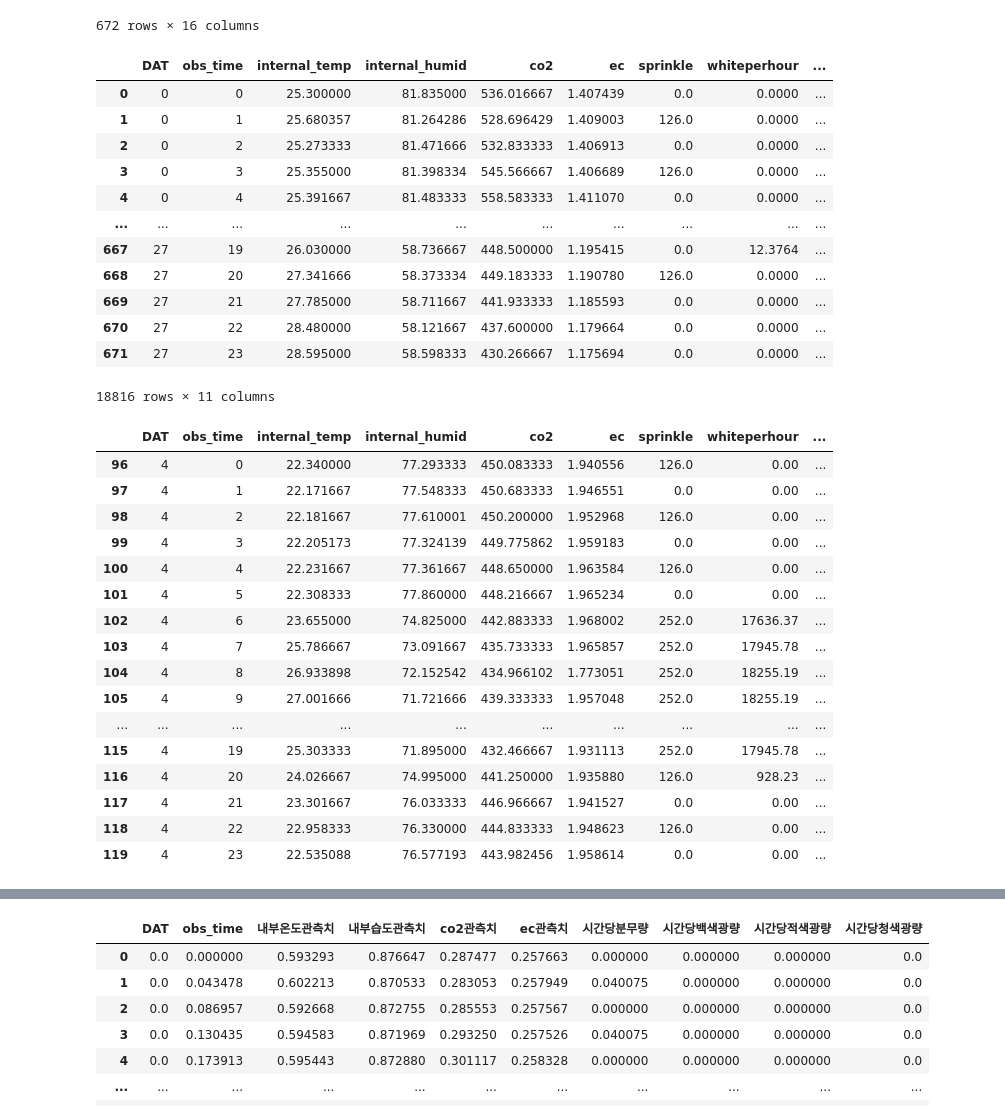
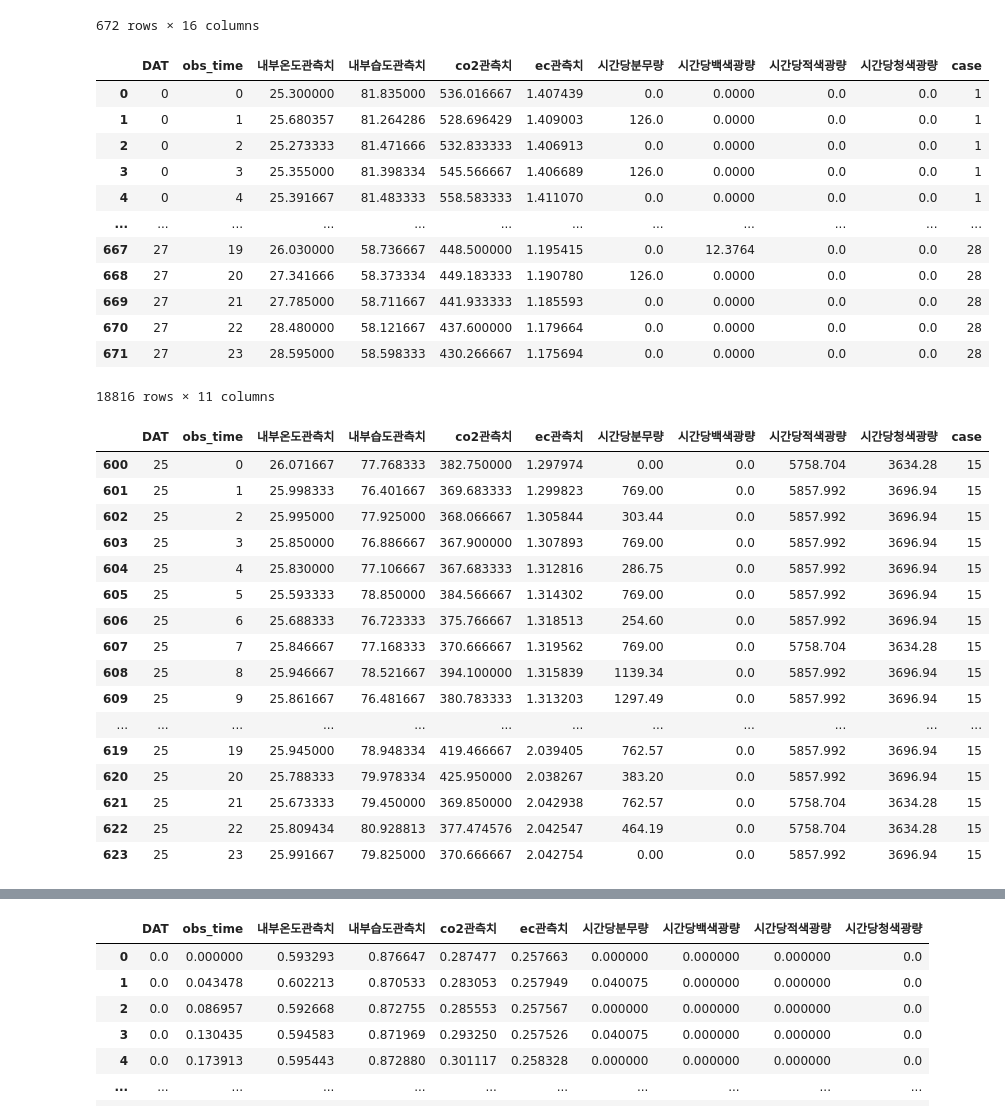
Before and after one commit to ukyanjo/dacon-sangchu, a Jupyter notebook: sangchu.ipynb, the cells around one changed output, grey strips where cells are left out. Saved outputs shown, nothing was run; the diff lists cells and outputs as text; code cells hidden in the pictures.

```diff
--- a/sangchu.ipynb
+++ b/sangchu.ipynb
@@ -110,43 +107,42 @@ input_df_total.loc[input_df_total['시간당백색광량'] < 0,  '시간당백
 input_df_total.loc[input_df_total['시간당적색광량'] < 0,  '시간당적색광량'] = np.nan
 input_df_total.loc[input_df_total['시간당청색광량'] < 0,  '시간당청색광량'] = np.nan
 # %%
-# input_df_total['시간당백색광량'] = input_df_total['시간당백색광량'].interpolate()
-# input_df_total['시간당적색광량'] = input_df_total['시간당적색광량'].interpolate()
-# input_df_total['시간당청색광량'] = input_df_total['시간당청색광량'].interpolate()
+input_df_total['시간당백색광량'] = input_df_total['시간당백색광량'].interpolate()
+input_df_total['시간당적색광량'] = input_df_total['시간당적색광량'].interpolate()
+input_df_total['시간당청색광량'] = input_df_total['시간당청색광량'].interpolate()
 # input_df_total.columns = ['DAT', 'obs_time', 'internal_temp', 'internal_humid', 'co2', 'ec', 'sprinkle', 'whiteperhour', 'redperhour', 'blueperhour', 'case']
 input_df_total
 # %% [output]
-|  | DAT | obs_time | internal_temp | internal_humid | co2 | ec | sprinkle | whiteperhour | ... |
-| 0 | 0 | 0 | 25.300000 | 81.835000 | 536.016667 | 1.407439 | 0.0 | 0.0000 | ... |
-| 1 | 0 | 1 | 25.680357 | 81.264286 | 528.696429 | 1.409003 | 126.0 | 0.0000 | ... |
-| 2 | 0 | 2 | 25.273333 | 81.471666 | 532.833333 | 1.406913 | 0.0 | 0.0000 | ... |
-| 3 | 0 | 3 | 25.355000 | 81.398334 | 545.566667 | 1.406689 | 126.0 | 0.0000 | ... |
-| 4 | 0 | 4 | 25.391667 | 81.483333 | 558.583333 | 1.411070 | 0.0 | 0.0000 | ... |
-| ... | ... | ... | ... | ... | ... | ... | ... | ... | ... |
-| 667 | 27 | 19 | 26.030000 | 58.736667 | 448.500000 | 1.195415 | 0.0 | 12.3764 | ... |
-| 668 | 27 | 20 | 27.341666 | 58.373334 | 449.183333 | 1.190780 | 126.0 | 0.0000 | ... |
-| 669 | 27 | 21 | 27.785000 | 58.711667 | 441.933333 | 1.185593 | 0.0 | 0.0000 | ... |
-| 670 | 27 | 22 | 28.480000 | 58.121667 | 437.600000 | 1.179664 | 0.0 | 0.0000 | ... |
-| 671 | 27 | 23 | 28.595000 | 58.598333 | 430.266667 | 1.175694 | 0.0 | 0.0000 | ... |
+|  | DAT | obs_time | 내부온도관측치 | 내부습도관측치 | co2관측치 | ec관측치 | 시간당분무량 | 시간당백색광량 | 시간당적색광량 | 시간당청색광량 | case |
+| 0 | 0 | 0 | 25.300000 | 81.835000 | 536.016667 | 1.407439 | 0.0 | 0.0000 | 0.0 | 0.0 | 1 |
+| 1 | 0 | 1 | 25.680357 | 81.264286 | 528.696429 | 1.409003 | 126.0 | 0.0000 | 0.0 | 0.0 | 1 |
+| 2 | 0 | 2 | 25.273333 | 81.471666 | 532.833333 | 1.406913 | 0.0 | 0.0000 | 0.0 | 0.0 | 1 |
+| 3 | 0 | 3 | 25.355000 | 81.398334 | 545.566667 | 1.406689 | 126.0 | 0.0000 | 0.0 | 0.0 | 1 |
+| 4 | 0 | 4 | 25.391667 | 81.483333 | 558.583333 | 1.411070 | 0.0 | 0.0000 | 0.0 | 0.0 | 1 |
+| ... | ... | ... | ... | ... | ... | ... | ... | ... | ... | ... | ... |
+| 667 | 27 | 19 | 26.030000 | 58.736667 | 448.500000 | 1.195415 | 0.0 | 12.3764 | 0.0 | 0.0 | 28 |
+| 668 | 27 | 20 | 27.341666 | 58.373334 | 449.183333 | 1.190780 | 126.0 | 0.0000 | 0.0 | 0.0 | 28 |
+| 669 | 27 | 21 | 27.785000 | 58.711667 | 441.933333 | 1.185593 | 0.0 | 0.0000 | 0.0 | 0.0 | 28 |
+| 670 | 27 | 22 | 28.480000 | 58.121667 | 437.600000 | 1.179664 | 0.0 | 0.0000 | 0.0 | 0.0 | 28 |
+| 671 | 27 | 23 | 28.595000 | 58.598333 | 430.266667 | 1.175694 | 0.0 | 0.0000 | 0.0 | 0.0 | 28 |
 18816 rows × 11 columns
 # %%
-pd.set_option('display.max_rows', None)
-input_df_total.loc[(input_df_total["DAT"]==4)&(input_df_total["case"]==5),:]
+input_df_total.loc[(input_df_total["DAT"]==25)&(input_df_total["case"]==15),:]
 # %% [output]
-|  | DAT | obs_time | internal_temp | internal_humid | co2 | ec | sprinkle | whiteperhour | ... |
-| 96 | 4 | 0 | 22.340000 | 77.293333 | 450.083333 | 1.940556 | 126.0 | 0.00 | ... |
-| 97 | 4 | 1 | 22.171667 | 77.548333 | 450.683333 | 1.946551 | 0.0 | 0.00 | ... |
-| 98 | 4 | 2 | 22.181667 | 77.610001 | 450.200000 | 1.952968 | 126.0 | 0.00 | ... |
-| 99 | 4 | 3 | 22.205173 | 77.324139 | 449.775862 | 1.959183 | 0.0 | 0.00 | ... |
-| 100 | 4 | 4 | 22.231667 | 77.361667 | 448.650000 | 1.963584 | 126.0 | 0.00 | ... |
-| 101 | 4 | 5 | 22.308333 | 77.860000 | 448.216667 | 1.965234 | 0.0 | 0.00 | ... |
-| 102 | 4 | 6 | 23.655000 | 74.825000 | 442.883333 | 1.968002 | 252.0 | 17636.37 | ... |
-| 103 | 4 | 7 | 25.786667 | 73.091667 | 435.733333 | 1.965857 | 252.0 | 17945.78 | ... |
-| 104 | 4 | 8 | 26.933898 | 72.152542 | 434.966102 | 1.773051 | 252.0 | 18255.19 | ... |
-| 105 | 4 | 9 | 27.001666 | 71.721666 | 439.333333 | 1.957048 | 252.0 | 18255.19 | ... |
-| ... | ... | ... | ... | ... | ... | ... | ... | ... | ... |
-| 115 | 4 | 19 | 25.303333 | 71.895000 | 432.466667 | 1.931113 | 252.0 | 17945.78 | ... |
-| 116 | 4 | 20 | 24.026667 | 74.995000 | 441.250000 | 1.935880 | 126.0 | 928.23 | ... |
-| 117 | 4 | 21 | 23.301667 | 76.033333 | 446.966667 | 1.941527 | 0.0 | 0.00 | ... |
-| 118 | 4 | 22 | 22.958333 | 76.330000 | 444.833333 | 1.948623 | 126.0 | 0.00 | ... |
-| 119 | 4 | 23 | 22.535088 | 76.577193 | 443.982456 | 1.958614 | 0.0 | 0.00 | ... |
+|  | DAT | obs_time | 내부온도관측치 | 내부습도관측치 | co2관측치 | ec관측치 | 시간당분무량 | 시간당백색광량 | 시간당적색광량 | 시간당청색광량 | case |
+| 600 | 25 | 0 | 26.071667 | 77.768333 | 382.750000 | 1.297974 | 0.00 | 0.0 | 5758.704 | 3634.28 | 15 |
+| 601 | 25 | 1 | 25.998333 | 76.401667 | 369.683333 | 1.299823 | 769.00 | 0.0 | 5857.992 | 3696.94 | 15 |
+| 602 | 25 | 2 | 25.995000 | 77.925000 | 368.066667 | 1.305844 | 303.44 | 0.0 | 5857.992 | 3696.94 | 15 |
+| 603 | 25 | 3 | 25.850000 | 76.886667 | 367.900000 | 1.307893 | 769.00 | 0.0 | 5857.992 | 3696.94 | 15 |
+| 604 | 25 | 4 | 25.830000 | 77.106667 | 367.683333 | 1.312816 | 286.75 | 0.0 | 5857.992 | 3696.94 | 15 |
+| 605 | 25 | 5 | 25.593333 | 78.850000 | 384.566667 | 1.314302 | 769.00 | 0.0 | 5857.992 | 3696.94 | 15 |
+| 606 | 25 | 6 | 25.688333 | 76.723333 | 375.766667 | 1.318513 | 254.60 | 0.0 | 5857.992 | 3696.94 | 15 |
+| 607 | 25 | 7 | 25.846667 | 77.168333 | 370.666667 | 1.319562 | 769.00 | 0.0 | 5758.704 | 3634.28 | 15 |
+| 608 | 25 | 8 | 25.946667 | 78.521667 | 394.100000 | 1.315839 | 1139.34 | 0.0 | 5857.992 | 3696.94 | 15 |
+| 609 | 25 | 9 | 25.861667 | 76.481667 | 380.783333 | 1.313203 | 1297.49 | 0.0 | 5857.992 | 3696.94 | 15 |
+| ... | ... | ... | ... | ... | ... | ... | ... | ... | ... | ... | ... |
+| 619 | 25 | 19 | 25.945000 | 78.948334 | 419.466667 | 2.039405 | 762.57 | 0.0 | 5857.992 | 3696.94 | 15 |
+| 620 | 25 | 20 | 25.788333 | 79.978334 | 425.950000 | 2.038267 | 383.20 | 0.0 | 5857.992 | 3696.94 | 15 |
+| 621 | 25 | 21 | 25.673333 | 79.450000 | 369.850000 | 2.042938 | 762.57 | 0.0 | 5758.704 | 3634.28 | 15 |
+| 622 | 25 | 22 | 25.809434 | 80.928813 | 377.474576 | 2.042547 | 464.19 | 0.0 | 5758.704 | 3634.28 | 15 |
+| 623 | 25 | 23 | 25.991667 | 79.825000 | 370.666667 | 2.042754 | 0.00 | 0.0 | 5857.992 | 3696.94 | 15 |
```
Also changed, not shown: parts of 18 cells of this notebook.
